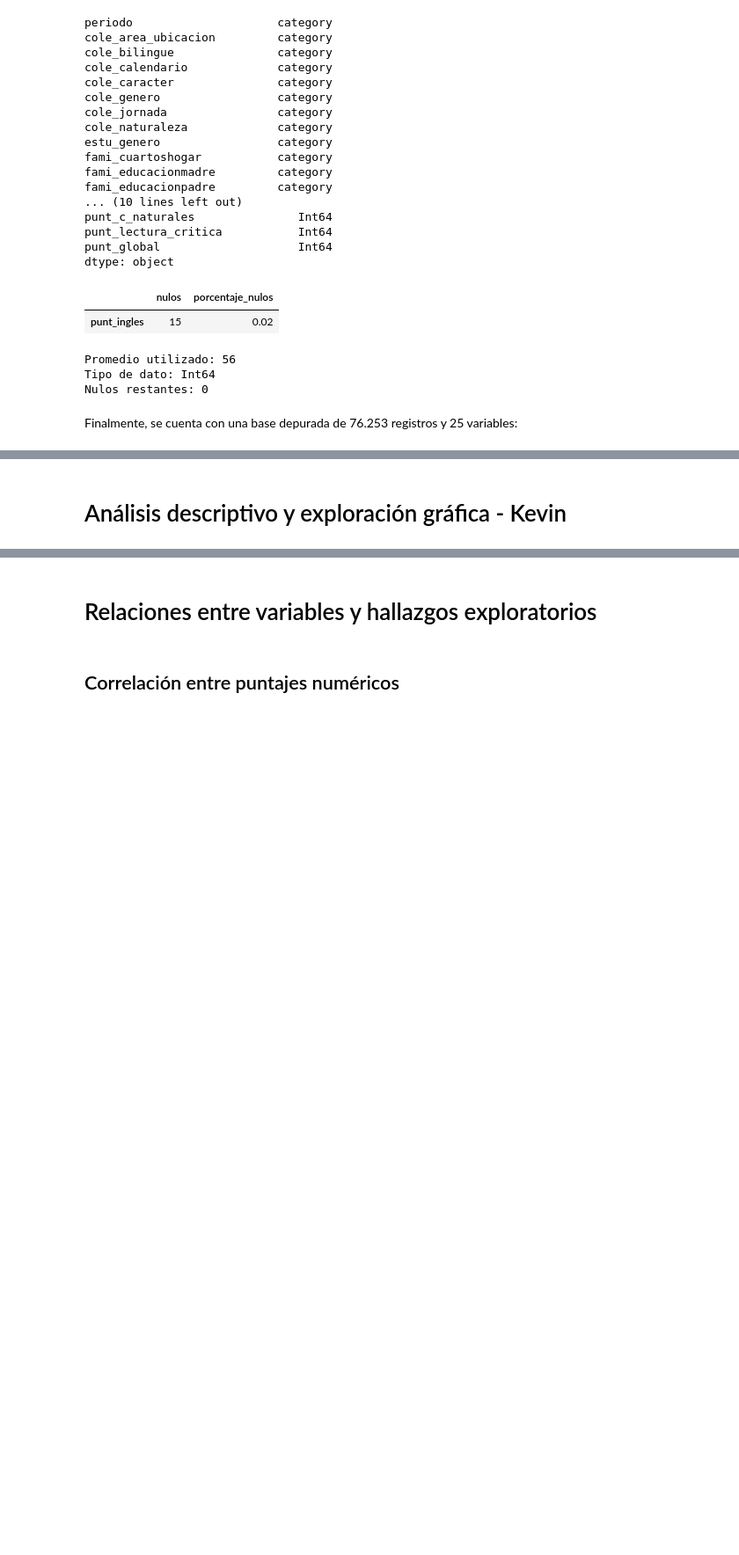
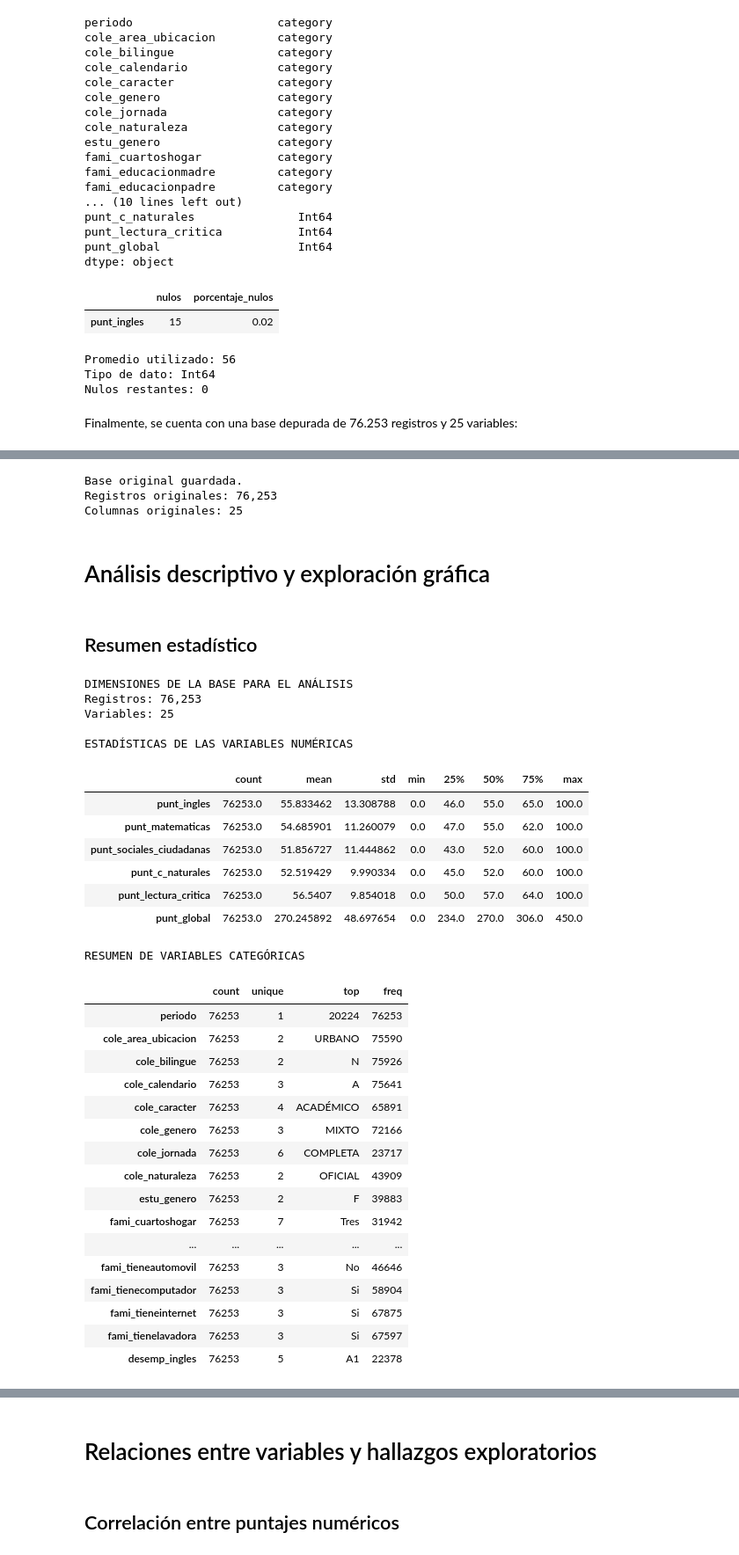
Before and after one commit to kcaicedor/despliegue_icfes, a Jupyter notebook: icfes.ipynb, the cells around one changed output, grey strips where cells are left out. Shown at 88% size. Cells and saved outputs as stored; diff of their text form; code cells hidden in the pictures; blank space fills up the shorter version.

Commit message:
Analisis descriptivo y exploracion grafica

```diff
--- a/icfes.ipynb
+++ b/icfes.ipynb
@@ -691,2 +678,54 @@ memory usage: 5.9 MB
+# %%
+
+print("Base original guardada.")
+print(f"Registros originales: {len(dffinal):,}")
+print(f"Columnas originales: {dffinal.shape[1]}")
+# %% [output]
+Base original guardada.
+Registros originales: 76,253
+Columnas originales: 25
 # %% [markdown]
-# Análisis descriptivo y exploración gráfica - Kevin
+# Análisis descriptivo y exploración gráfica
+# %% [markdown]
+## Resumen estadístico
+# %%
+print("DIMENSIONES DE LA BASE PARA EL ANÁLISIS")
+print(f"Registros: {dffinal.shape[0]:,}")
+print(f"Variables: {dffinal.shape[1]}")
+
+print("\nESTADÍSTICAS DE LAS VARIABLES NUMÉRICAS")
+display(dffinal.describe().T)
+
+print("\nRESUMEN DE VARIABLES CATEGÓRICAS")
+display(dffinal.describe(include=["object", "category", "bool"]).T)
+# %% [output]
+DIMENSIONES DE LA BASE PARA EL ANÁLISIS
+Registros: 76,253
+Variables: 25
+
+ESTADÍSTICAS DE LAS VARIABLES NUMÉRICAS
+|  | count | mean | std | min | 25% | 50% | 75% | max |
+| punt_ingles | 76253.0 | 55.833462 | 13.308788 | 0.0 | 46.0 | 55.0 | 65.0 | 100.0 |
+| punt_matematicas | 76253.0 | 54.685901 | 11.260079 | 0.0 | 47.0 | 55.0 | 62.0 | 100.0 |
+| punt_sociales_ciudadanas | 76253.0 | 51.856727 | 11.444862 | 0.0 | 43.0 | 52.0 | 60.0 | 100.0 |
+| punt_c_naturales | 76253.0 | 52.519429 | 9.990334 | 0.0 | 45.0 | 52.0 | 60.0 | 100.0 |
+| punt_lectura_critica | 76253.0 | 56.5407 | 9.854018 | 0.0 | 50.0 | 57.0 | 64.0 | 100.0 |
+| punt_global | 76253.0 | 270.245892 | 48.697654 | 0.0 | 234.0 | 270.0 | 306.0 | 450.0 |
+RESUMEN DE VARIABLES CATEGÓRICAS
+|  | count | unique | top | freq |
+| periodo | 76253 | 1 | 20224 | 76253 |
+| cole_area_ubicacion | 76253 | 2 | URBANO | 75590 |
+| cole_bilingue | 76253 | 2 | N | 75926 |
+| cole_calendario | 76253 | 3 | A | 75641 |
+| cole_caracter | 76253 | 4 | ACADÉMICO | 65891 |
+| cole_genero | 76253 | 3 | MIXTO | 72166 |
+| cole_jornada | 76253 | 6 | COMPLETA | 23717 |
+| cole_naturaleza | 76253 | 2 | OFICIAL | 43909 |
+| estu_genero | 76253 | 2 | F | 39883 |
+| fami_cuartoshogar | 76253 | 7 | Tres | 31942 |
+| ... | ... | ... | ... | ... |
+| fami_tieneautomovil | 76253 | 3 | No | 46646 |
+| fami_tienecomputador | 76253 | 3 | Si | 58904 |
+| fami_tieneinternet | 76253 | 3 | Si | 67875 |
+| fami_tienelavadora | 76253 | 3 | Si | 67597 |
+| desemp_ingles | 76253 | 5 | A1 | 22378 |
```
Also changed, not shown: parts of 24 cells of this notebook.
